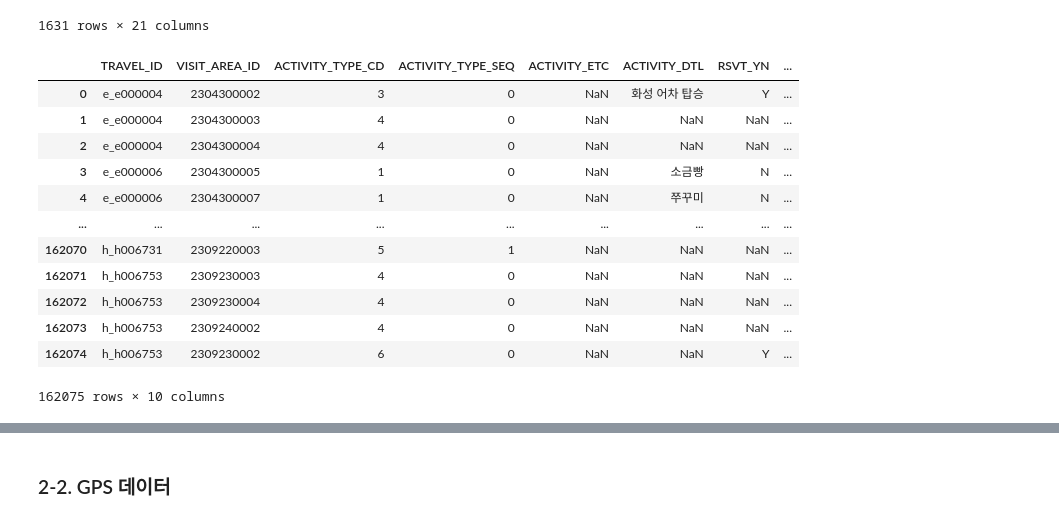
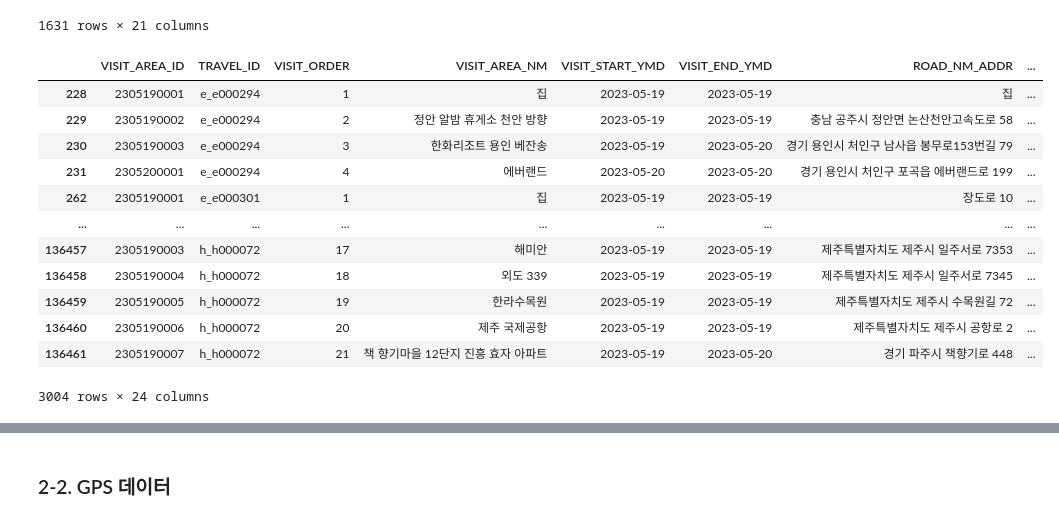
Before and after one commit to DencingParty/travel-data-engineering, a Jupyter notebook: one_week_data_for_test.ipynb, the cells around one changed output, grey strips where cells are left out. Drawn from its saved outputs; the diff is of its cells as text; code cells hidden in the pictures.

```diff
--- a/one_week_data_for_test.ipynb
+++ b/one_week_data_for_test.ipynb
@@ -145,27 +145,27 @@ def filter_by_date_region(dir1="aihub", dir2="2022", start_date="2022-01-02", en
 
     # 기본 경로 설정 (data\aihub\2022)
     if start_date.startswith("2022"):
-        base_path = os.path.join("data", dir1, dir2, "total_combined", "region_data")
+        base_path = os.path.join("data", dir1, dir2, "total_combined", "region_data_parquet")
     else:
         dir2 = "2023"
-        base_path = os.path.join("data", dir1, dir2, "total_combined", "region_data")
+        base_path = os.path.join("data", dir1, dir2, "total_combined", "region_data_parquet")
 
     dataset_list = os.listdir(base_path)
 
     region_dfs = {}
 
-    # gps_data, region_data 폴더 내부를 for loop으로 들어간다
+    # gps_data_parquet, region_data_parquet 폴더 내부를 for loop으로 들어간다
     for dataset in dataset_list:
         dataset_path = os.path.join(base_path, dataset)
 
-        if not dataset.endswith('.csv'):
-            print(f"파일 스킵: {dataset} (CSV 파일 아님)")
+        if not dataset.endswith('.parquet'):
+            print(f"파일 스킵: {dataset} (parquet 파일 아님)")
             continue
 
         try:
             # 파일 읽기 시도
-            df = pd.read_csv(dataset_path)
-            df_name = dataset.replace(".csv", "")
+            df = pd.read_parquet(dataset_path, engine="pyarrow")
+            df_name = dataset.replace(".parquet", "")
 
             # 파일에 데이터가 없는 경우 스킵
             if df.empty:
@@ -219,14 +219,17 @@ def filter_by_date_gps(df, ymd_col="DT_YMD", start_date="2022-01-02", end_date="
 - 2022-01-02 ~ 2023-06-03까지 데이터를 초기 값으로 넣는다
 - S3에 한 번만 넣어주면 된다
 # %%
-# 2022-01-02 ~ 2023-06-03까지 일주일 단위로 딕셔너리 생성
 # 일주일 단위의 시작 날짜와 끝 날짜를 포함한 데이터 (이중 딕셔너리)
+# weekly_dict["week_1"]["start_date"] = '2022-01-02'
+# weekly_dict["week_1"]["end_date"] = '2022-01-08'
 
-weekly_default_dict = {
-    f"week_{i+1}": {
-        "start_date": str(start.date()),
-        "end_date": str((start + pd.Timedelta(days=6)).date())
+def set_filtering_date(start_date="2022-01-02", end_date="2023-06-03", freq="7D"):
+    weekly_dict = {
+        f"week_{i+1}": {
+            "start_date": str(start.date()),
+            "end_date": str((start + pd.Timedelta(days=6)).date())
+        }
+        for i, start in enumerate(pd.date_range(start=start_date, end=end_date, freq=freq))
     }
-    for i, start in enumerate(pd.date_range(start="2022-01-02", end="2023-06-03", freq="7D"))
-}
-weekly_default_dict
+
+    return weekly_dict
@@ -250,0 +236,6 @@ weekly_default_dict
+# %%
+# 2022-01-02 ~ 2023-06-03까지 일주일 단위로 딕셔너리 생성
+
+weekly_default_dict = set_filtering_date(start_date="2022-01-02", end_date="2023-06-03", freq="7D")
+
+weekly_default_dict
@@ -301,19 +310,19 @@ region_dict_default["2023-05-14"]["tn_activity_consume_his_활동소비내역"]
 | 77254 | h_h000072 | 2305190001 | 2 | 5 | 5 | 1 | ... |
 1631 rows × 21 columns
 # %%
-# YMD 컬럼 (날짜) 없는 csv는 필터링 없이 불러온다
-region_dict_default["2023-05-14"]["tn_activity_his_활동내역"]
+# YMD 컬럼 (날짜) 없는 parquet는 필터링 없이 불러온다
+region_dict_default["2023-05-14"]["tn_visit_area_info_방문지정보"]
 # %% [output]
-|  | TRAVEL_ID | VISIT_AREA_ID | ACTIVITY_TYPE_CD | ACTIVITY_TYPE_SEQ | ACTIVITY_ETC | ACTIVITY_DTL | RSVT_YN | ... |
-| 0 | e_e000004 | 2304300002 | 3 | 0 | NaN | 화성 어차 탑승 | Y | ... |
-| 1 | e_e000004 | 2304300003 | 4 | 0 | NaN | NaN | NaN | ... |
-| 2 | e_e000004 | 2304300004 | 4 | 0 | NaN | NaN | NaN | ... |
-| 3 | e_e000006 | 2304300005 | 1 | 0 | NaN | 소금빵 | N | ... |
-| 4 | e_e000006 | 2304300007 | 1 | 0 | NaN | 쭈꾸미 | N | ... |
+|  | VISIT_AREA_ID | TRAVEL_ID | VISIT_ORDER | VISIT_AREA_NM | VISIT_START_YMD | VISIT_END_YMD | ROAD_NM_ADDR | ... |
+| 228 | 2305190001 | e_e000294 | 1 | 집 | 2023-05-19 | 2023-05-19 | 집 | ... |
+| 229 | 2305190002 | e_e000294 | 2 | 정안 알밤 휴게소 천안 방향 | 2023-05-19 | 2023-05-19 | 충남 공주시 정안면 논산천안고속도로 58 | ... |
+| 230 | 2305190003 | e_e000294 | 3 | 한화리조트 용인 베잔송 | 2023-05-19 | 2023-05-20 | 경기 용인시 처인구 남사읍 봉무로153번길 79 | ... |
+| 231 | 2305200001 | e_e000294 | 4 | 에버랜드 | 2023-05-20 | 2023-05-20 | 경기 용인시 처인구 포곡읍 에버랜드로 199 | ... |
+| 262 | 2305190001 | e_e000301 | 1 | 집 | 2023-05-19 | 2023-05-19 | 장도로 10 | ... |
 | ... | ... | ... | ... | ... | ... | ... | ... | ... |
-| 162070 | h_h006731 | 2309220003 | 5 | 1 | NaN | NaN | NaN | ... |
-| 162071 | h_h006753 | 2309230003 | 4 | 0 | NaN | NaN | NaN | ... |
-| 162072 | h_h006753 | 2309230004 | 4 | 0 | NaN | NaN | NaN | ... |
-| 162073 | h_h006753 | 2309240002 | 4 | 0 | NaN | NaN | NaN | ... |
-| 162074 | h_h006753 | 2309230002 | 6 | 0 | NaN | NaN | Y | ... |
+| 136457 | 2305190003 | h_h000072 | 17 | 해미안 | 2023-05-19 | 2023-05-19 | 제주특별자치도 제주시 일주서로 7353 | ... |
+| 136458 | 2305190004 | h_h000072 | 18 | 외도 339 | 2023-05-19 | 2023-05-19 | 제주특별자치도 제주시 일주서로 7345 | ... |
+| 136459 | 2305190005 | h_h000072 | 19 | 한라수목원 | 2023-05-19 | 2023-05-19 | 제주특별자치도 제주시 수목원길 72 | ... |
+| 136460 | 2305190006 | h_h000072 | 20 | 제주 국제공항 | 2023-05-19 | 2023-05-19 | 제주특별자치도 제주시 공항로 2 | ... |
+| 136461 | 2305190007 | h_h000072 | 21 | 책 향기마을 12단지 진흥 효자 아파트 | 2023-05-19 | 2023-05-20 | 경기 파주시 책향기로 448 | ... |
-162075 rows × 10 columns
+3004 rows × 24 columns
```
Also changed, not shown: parts of 13 cells of this notebook, 2 other files.
